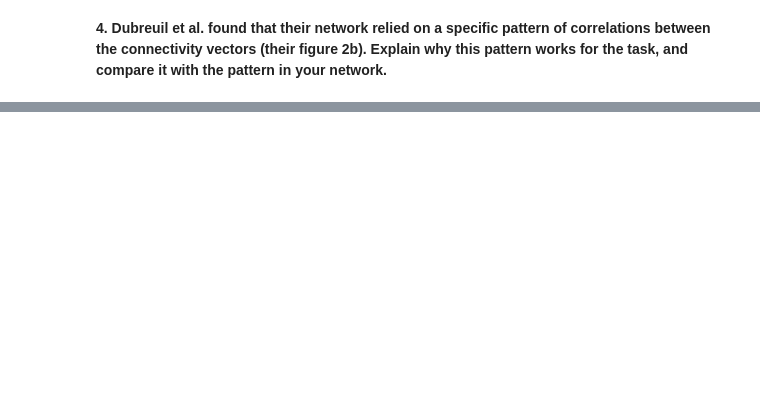
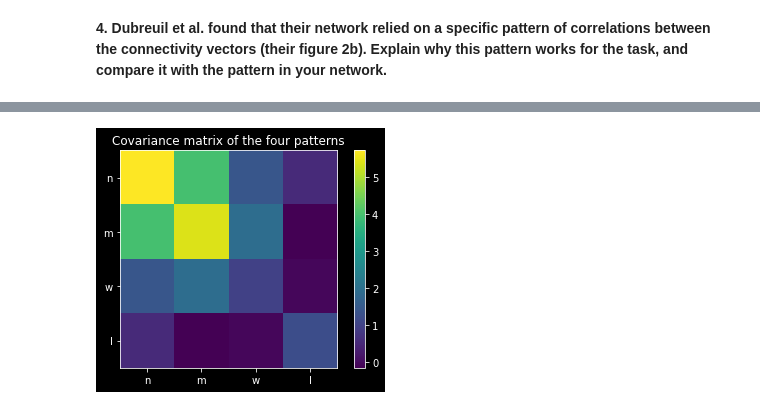
Before and after one commit to nguyen-td/Low-rank-RNN, a Jupyter notebook: dm_project.ipynb, the cells around one changed output, grey strips where cells are left out. Drawn from its saved outputs; the diff is of its cells as text; code cells hidden in the pictures; blank space fills up the shorter version.

```diff
--- a/dm_project.ipynb
+++ b/dm_project.ipynb
@@ -228,0 +237,22 @@ TBD
+# %%
+# Statistics of the pattern loadings for a unit rank network after training.
+m = model.rnn.m_list[0].detach().numpy().reshape(hidden_size)
+n = model.rnn.n_list[0].detach().numpy().reshape(hidden_size)
+I = model.I.detach().numpy().reshape(hidden_size)
+w = model.w.detach().numpy().reshape(hidden_size)
+cov = np.cov(np.array([n, m, w, I]))
+
+fig, ax = plt.subplots()
+fig.canvas.draw()
+
+ax.set_xticks([0, 1, 2, 3])
+ax.set_yticks([0, 1, 2, 3])
+ax.set_xticklabels(['n', 'm', 'w', 'I'])
+ax.set_yticklabels(['n', 'm', 'w', 'I'])
+
+im = ax.imshow(cov)
+fig.colorbar(im)
+ax.set_title('Covariance matrix of the four patterns')
+plt.show()
+# %% [output]
+[figure, added]
```
Also changed, not shown: parts of 11 cells of this notebook.
